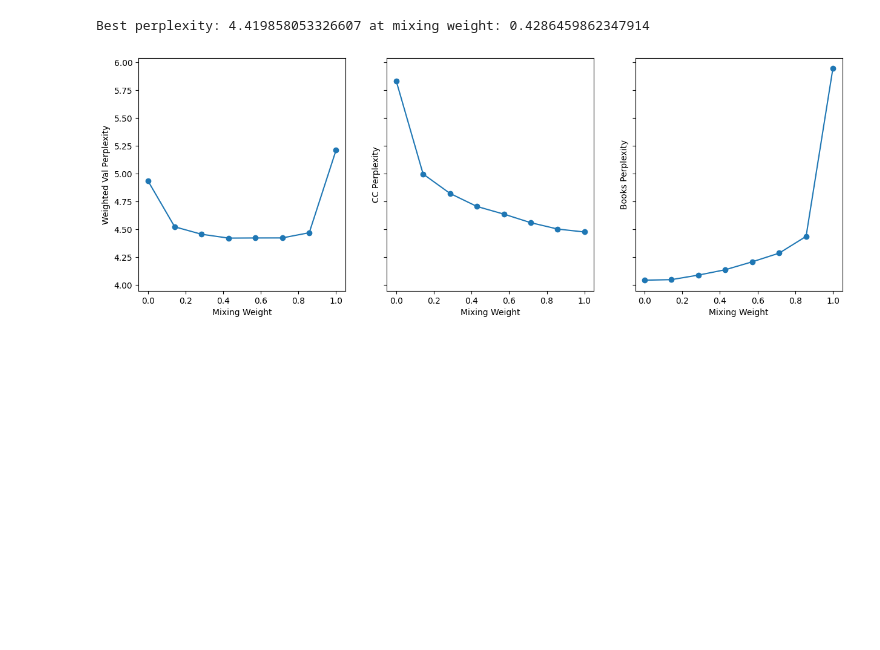
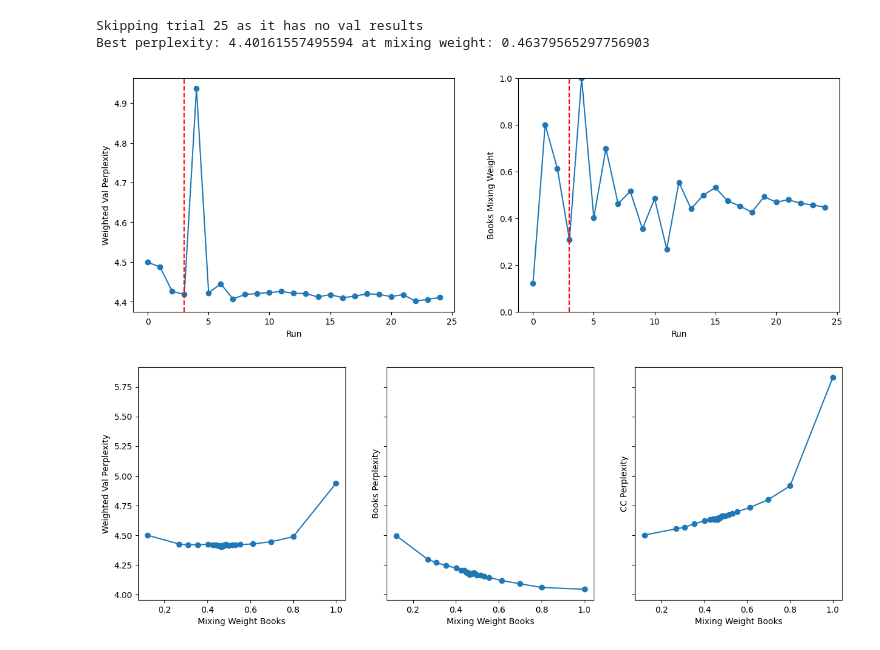
Before and after one commit to tim200002/lm_mixture_optimization, a Jupyter notebook: notebooks/2_source_analysis.ipynb, the cells around one changed output. Cells and saved outputs as stored; diff of their text form; code cells hidden in the pictures; blank space fills up the shorter version.

```diff
--- a/notebooks/2_source_analysis.ipynb
+++ b/notebooks/2_source_analysis.ipynb
@@ -85,46 +172,11 @@ experiment = experiments[0]
-# %%
-cc_weights = []
-cc_res = []
-books_res = []
-res = []
-
-for trial in experiment.trials:
-    book_weight = trial.true_mixing_weights['Books']
-    cc_weight = trial.true_mixing_weights['CC']
-
-    books_res.append(trial.val_results['Books'].perplexity)
-    cc_res.append(trial.val_results['CC'].perplexity)
-
-
-    cc_weights.append(cc_weight)
-    res.append(trial.weighted_val_perplexity)
-
-# create 3 subplots
-fig, axs = plt.subplots(1, 3, figsize=(15, 5), sharey=True)
-
-# plot 1
-axs[0].plot(cc_weights, res, '-o')
-axs[0].set_xlabel('Mixing Weight CC')
-axs[0].set_ylabel('Weighted Val Perplexity')
-
-# plot 2
-axs[1].plot(cc_weights, cc_res, '-o')
-axs[1].set_xlabel('Mixing Weight CC')
-axs[1].set_ylabel('CC Perplexity')
-
-# plot 3
-axs[2].plot(cc_weights, books_res, '-o')
-axs[2].set_xlabel('Mixing Weight Book')
-axs[2].set_ylabel('Books Perplexity')
-
-best_perplexity = min(res)
-best_idx = res.index(best_perplexity)
-
-print(f"Best perplexity: {best_perplexity} at mixing weight: {cc_weights[best_idx]}")
-# %% [output]
-Best perplexity: 4.419858053326607 at mixing weight: 0.4286459862347914
-[figure, removed]
 # %%
 path2 = "/root/code/mixture_optimization/logs/turbo-two-sources_1/experiment_history.yaml"
 experiments2 = read_experiments(path2)
 experiment2 = experiments2[0]
+res = plot_visualizations(experiment2, 4)
+results.append((res, "Books CC Turbo"))
+# %% [output]
+Skipping trial 25 as it has no val results
+Best perplexity: 4.40161557495594 at mixing weight: 0.46379565297756903
+[figure, added]
+[figure, added]
```
Also changed, not shown: parts of 14 cells of this notebook, 31 other files.
